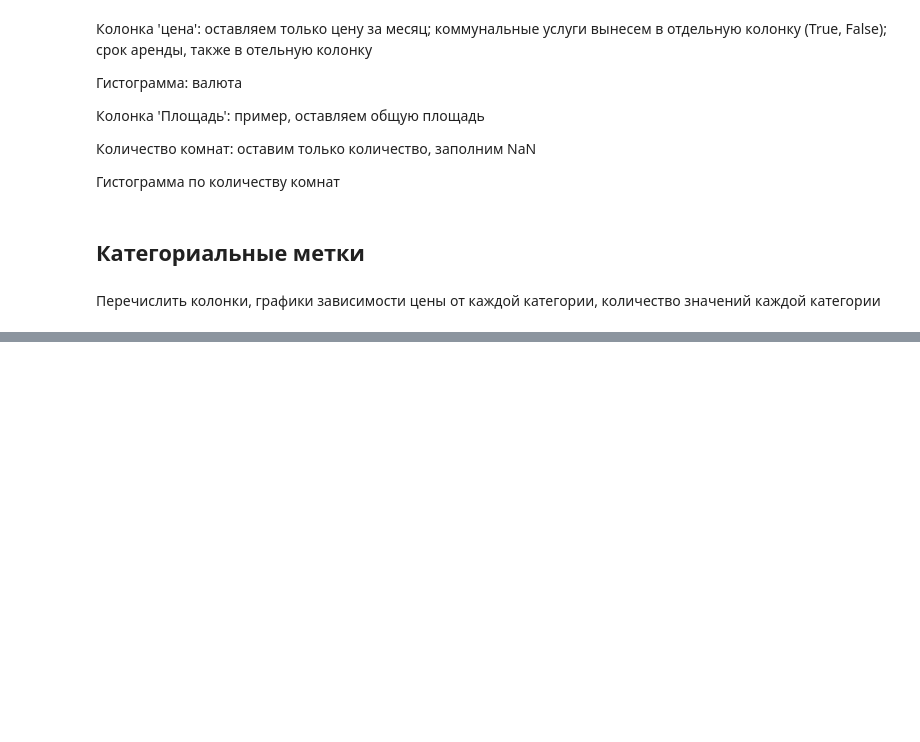
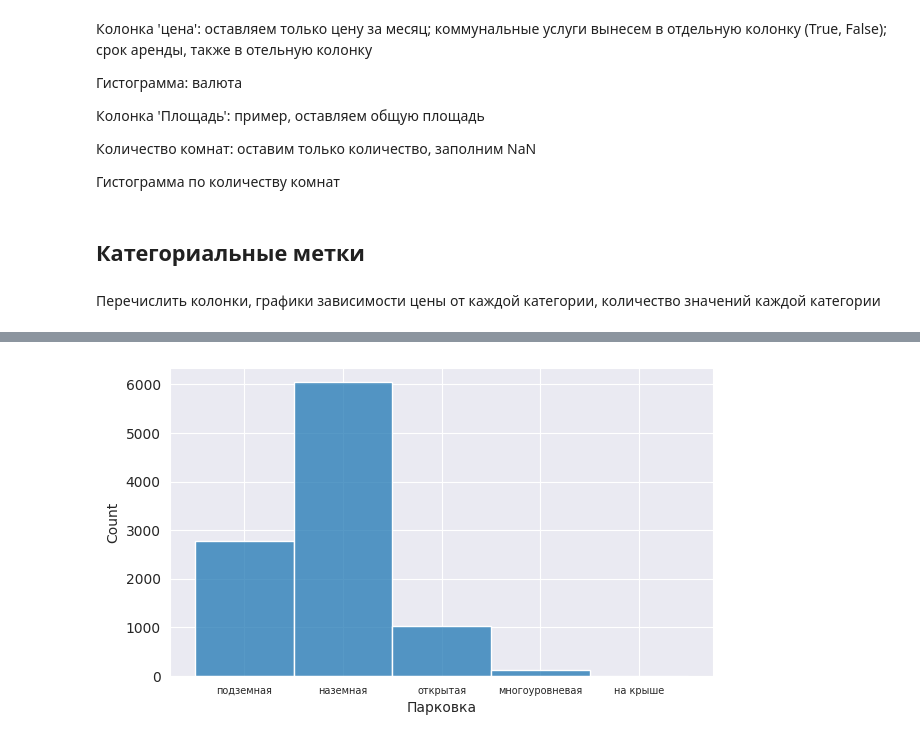
Before and after one commit to sunny-annie/Streamlit_rent_real_estate, a Jupyter notebook: EDA.ipynb, the cells around one changed output, grey strips where cells are left out. Cells and saved outputs as stored; diff of their text form; code cells hidden in the pictures; blank space fills up the shorter version.

```diff
--- a/EDA.ipynb
+++ b/EDA.ipynb
@@ -137,0 +172,7 @@ df_cut.head()
+# %%
+plt.figure(figsize=(7, 4))
+sns.histplot(data=df_cut, x='Парковка')
+plt.xticks(fontsize=7)
+plt.show()
+# %% [output]
+[figure, added]
```
Also changed, not shown: parts of 8 cells of this notebook.
